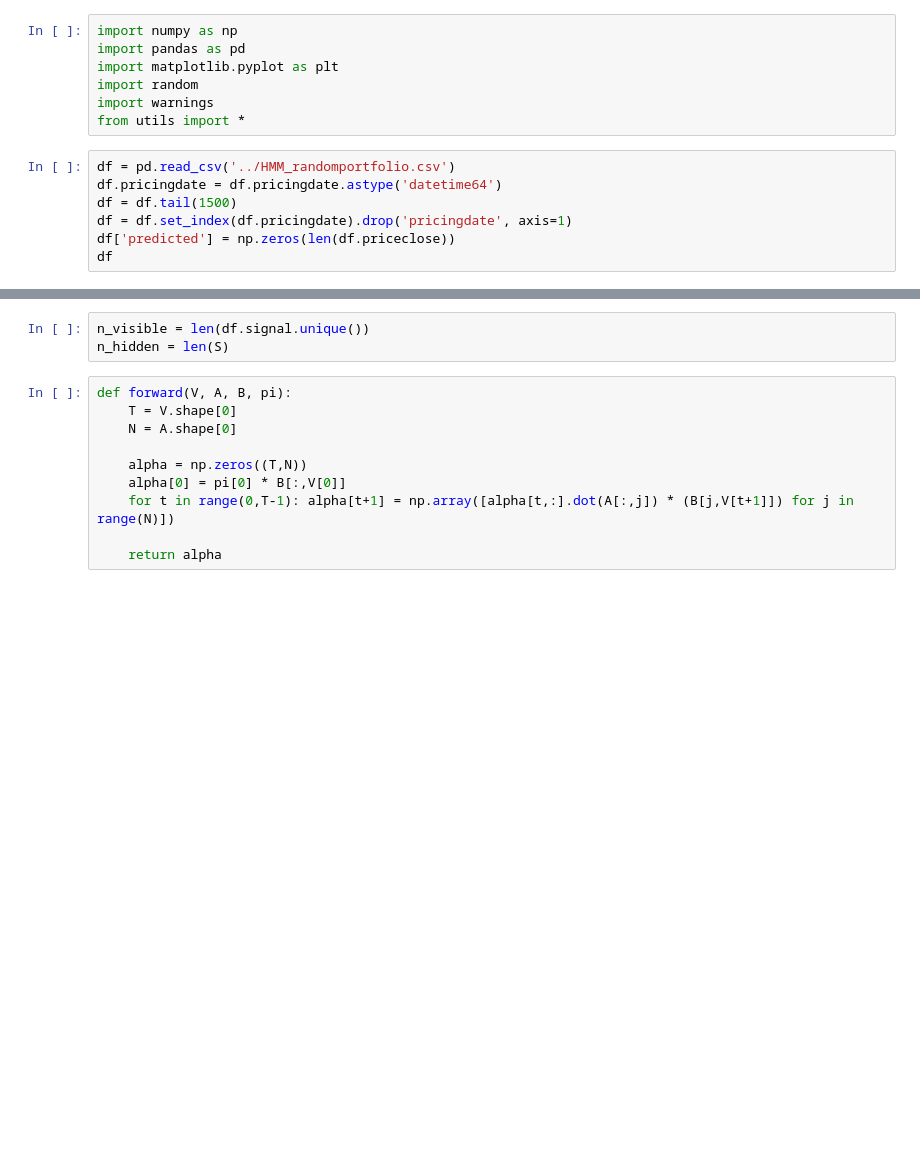
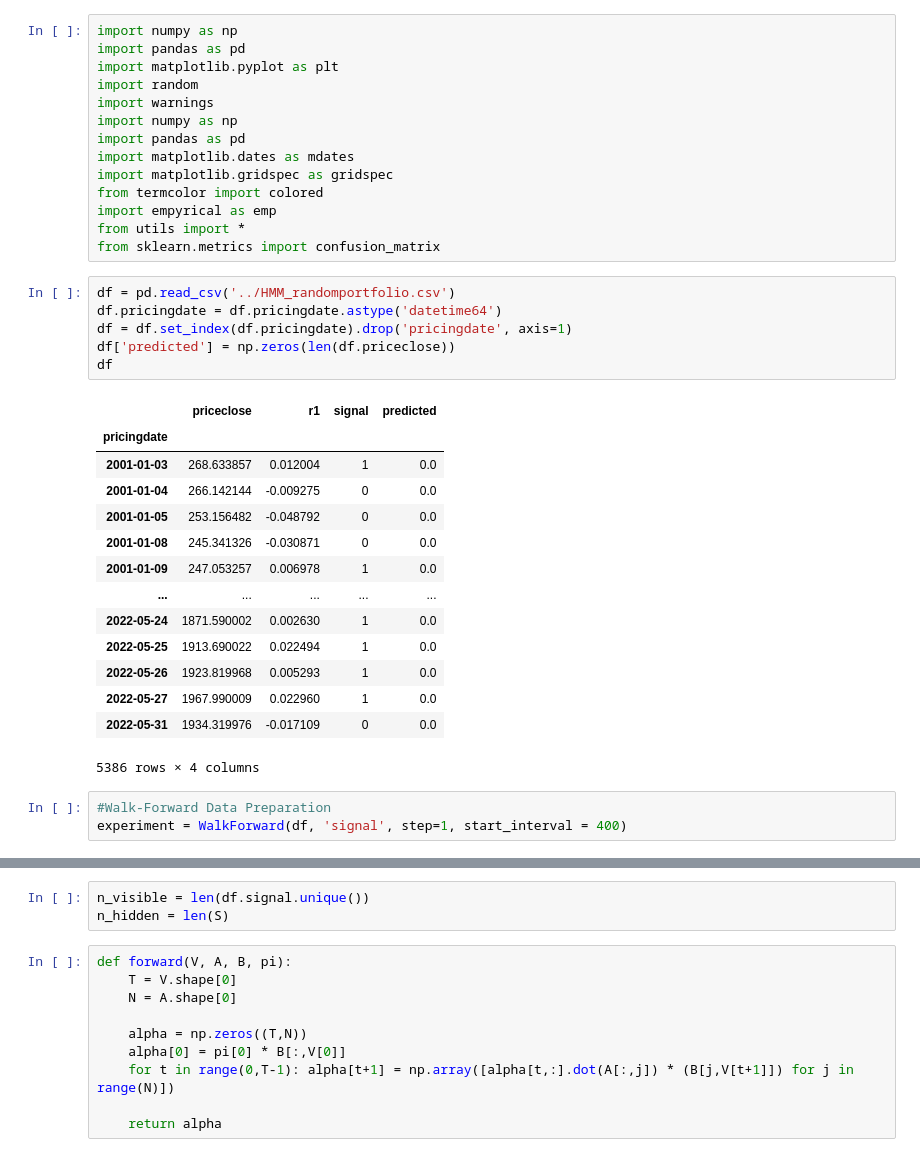
Before and after one commit to gbesposito/hmm_unibo, a Jupyter notebook: scripts/hmm.ipynb, the cells around one changed output, grey strips where cells are left out. Saved outputs shown, nothing was run; the diff lists cells and outputs as text; blank space fills up the shorter version.

```diff
--- a/scripts/hmm.ipynb
+++ b/scripts/hmm.ipynb
@@ -4,12 +4,36 @@ import pandas as pd
 import matplotlib.pyplot as plt
 import random
 import warnings
+import numpy as np
+import pandas as pd
+import matplotlib.dates as mdates
+import matplotlib.gridspec as gridspec
+from termcolor import colored
+import empyrical as emp
 from utils import *
+from sklearn.metrics import confusion_matrix
 # %%
 df = pd.read_csv('../HMM_randomportfolio.csv')
 df.pricingdate = df.pricingdate.astype('datetime64')
-df = df.tail(1500)
 df = df.set_index(df.pricingdate).drop('pricingdate', axis=1)
 df['predicted'] = np.zeros(len(df.priceclose))
 df
+# %% [output]
+|  | priceclose | r1 | signal | predicted |
+| pricingdate |  |  |  |  |
+| 2001-01-03 | 268.633857 | 0.012004 | 1 | 0.0 |
+| 2001-01-04 | 266.142144 | -0.009275 | 0 | 0.0 |
+| 2001-01-05 | 253.156482 | -0.048792 | 0 | 0.0 |
+| 2001-01-08 | 245.341326 | -0.030871 | 0 | 0.0 |
+| 2001-01-09 | 247.053257 | 0.006978 | 1 | 0.0 |
+| ... | ... | ... | ... | ... |
+| 2022-05-24 | 1871.590002 | 0.002630 | 1 | 0.0 |
+| 2022-05-25 | 1913.690022 | 0.022494 | 1 | 0.0 |
+| 2022-05-26 | 1923.819968 | 0.005293 | 1 | 0.0 |
+| 2022-05-27 | 1967.990009 | 0.022960 | 1 | 0.0 |
+| 2022-05-31 | 1934.319976 | -0.017109 | 0 | 0.0 |
+5386 rows × 4 columns
+# %%
+#Walk-Forward Data Preparation
+experiment = WalkForward(df, 'signal', step=1, start_interval = 400)
 # %%
```
Also changed, not shown: parts of 23 cells of this notebook, 1 other file.
